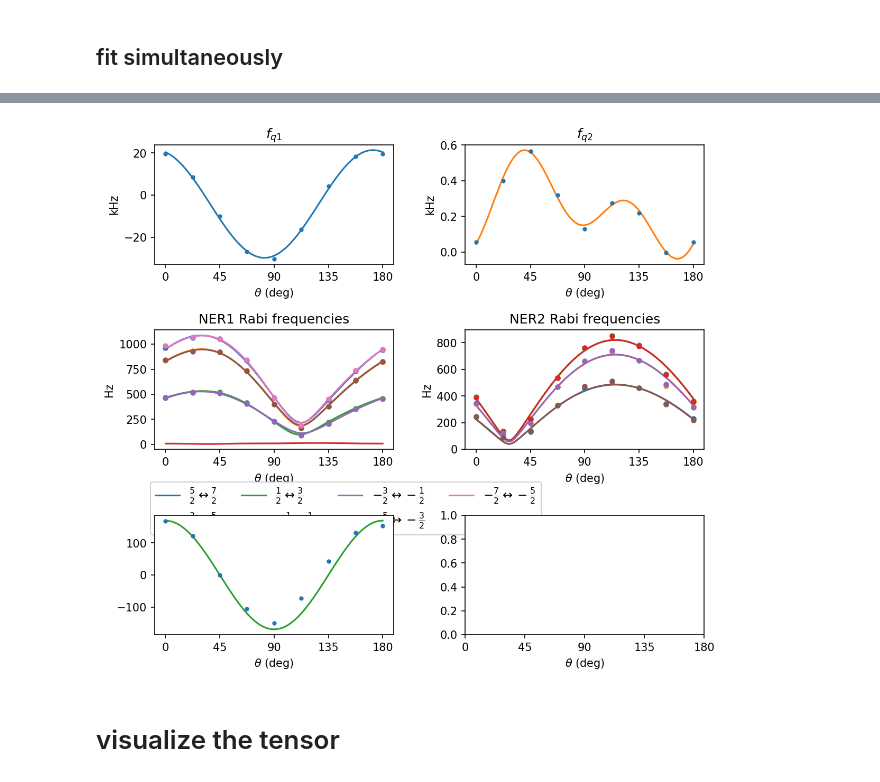
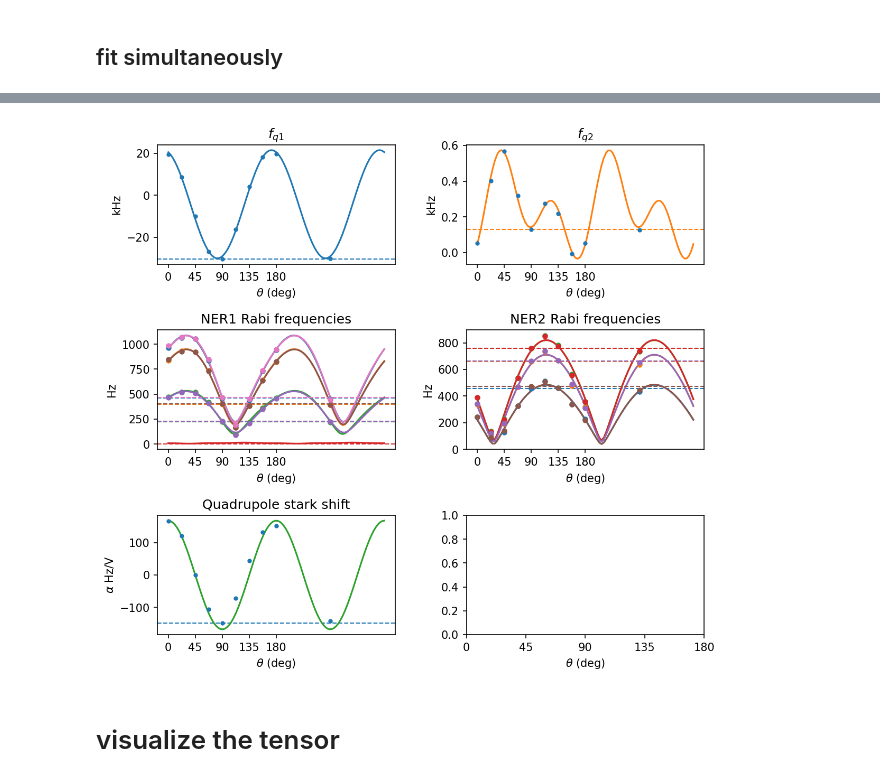
Before and after one commit to arjenvaartjes/Psyduck, a Jupyter notebook: examples/quadrupole modeling/extracting_quadrupole_tensor_few_angles.ipynb, the cells around one changed output, grey strips where cells are left out. Cells and saved outputs as stored; diff of their text form; code cells hidden in the pictures.

```diff
--- a/examples/quadrupole modeling/extracting_quadrupole_tensor_few_angles.ipynb
+++ b/examples/quadrupole modeling/extracting_quadrupole_tensor_few_angles.ipynb
@@ -64,9 +64,10 @@ nmr = np.array([
     [4999724, 4982724, 4965998, 4949547, 4933377, 4917481, 4901852],
     [5104750, 5108384, 5112255, 5116361, 5120679, 5125222, 5129953],
     [5097951, 5116198, 5134431, 5152658, 5170888, 5189117, 5207340],
-    [5175598, 5195010, 5214485, 5234018, 5253596, 5273241, 5292925]
+    [5175598, 5195010, 5214485, 5234018, 5253596, 5273241, 5292925],
+    [4979715, 4949215, 4918833, 4888579, 4858463, 4828463, 4798594]
 ])
-thetas = np.array([0, 22.5, 45, 67.5, 90, 112.5, 135, 157.5, 180])/180*np.pi
+thetas = np.array([0, 22.5, 45, 67.5, 90, 112.5, 135, 157.5, 180, 270])/180*np.pi
 fq_1_measured = np.mean(np.diff(nmr, axis=1), axis=1)
 fq_2_measured = np.mean(np.diff(np.diff(nmr, axis=1), axis=1), axis=1)
 fq_3_measured = np.mean(np.diff(np.diff(np.diff(nmr, axis=1), axis=1), axis=1), axis=1)
@@ -79,8 +80,8 @@ f_ner1_measured = 0.5*np.array([
     [1/2681059, 1/3073828, 1/5336330, 0, 1/5658708, 1/3075752, 1/2609055],
     [1/1133288, 1/1313658, 1/2285002, 0, 1/2434721, 1/1315950, 1/1105150],
     [ 1/682572,  1/778685, 1/1394757, 0, 1/1420564,  1/787685,  1/679665],
-    [ 1/530590,  1/607428, 1/1088738, 0,  1/1100366,  1/604772,  1/526999]
-
+    [ 1/530590,  1/607428, 1/1088738, 0,  1/1100366,  1/604772,  1/526999],
+    [1/1110162, 1/1274370, 1/2301357, 0, 1/2259099, 1/1279664, 1/1116843]
 ]) * 1e9
 # c = 1/0.5
 f_ner2_measured = 0.5/np.array([
@@ -92,9 +93,10 @@ f_ner2_measured = 0.5/np.array([
     [976274, 681467, 584440, 589394, 675320, 983801],
     [1084931, 748730, 639388, 647135, 747695, 1081884],
     [1471040, 1051061, 885124, 895757, 1025554, 1486298],
-    [2185740, 1563971, 1390545, 1398118, 1606166, 2275523]
+    [2185740, 1563971, 1390545, 1398118, 1606166, 2275523],
+    [1156223, 788733, 681452, 677784, 768879 , 1126634]
 ]) * 1e9
-lqse_measured = np.array([167.239, 120.834, -0.684, -105.872, -149.260, -72.705, 43.519, 132.189, 152.620])
+lqse_measured = np.array([167.239, 120.834, -0.684, -105.872, -149.260, -72.705, 43.519, 132.189, 152.620, -141.744])
 # %%
 nmr.shape
 # %% [output]
@@ -236,6 +239,6 @@ Correlations (unreported values are < 0.100)
 # %%
 p = result.params.valuesdict()
-thetas_fit = np.linspace(0, np.pi, 100)
+thetas_fit = np.linspace(0, np.pi*2, 100)
 fq1_arr = np.zeros(len(thetas_fit))
 fq2_arr = np.zeros(len(thetas_fit))
 fq3_arr = np.zeros(len(thetas_fit))
@@ -245,7 +248,7 @@ for t, theta in enumerate(thetas_fit):
     fq2_arr[t] = np.mean(np.diff(np.diff(np.diff(evals))))
     fq3_arr[t] = np.mean(np.diff(np.diff(np.diff(np.diff(evals)))))
 
-fig, ax = plt.subplots(1, 3, figsize=(8, 3.5), dpi=300)
+fig, ax = plt.subplots(1, 3, figsize=(10, 3.5), dpi=150)
 ax[0].plot(thetas / np.pi * 180, fq_1_measured * 1e-3, '.', markersize=8, label='measured')
 ax[0].plot(thetas_fit / np.pi * 180, fq1_arr * 1e-3, label='model fit')
 ax[1].plot(thetas / np.pi * 180, fq_2_measured * 1e-3, '.', markersize=8, label='measured')
@@ -390,7 +395,7 @@ _ner2_labels = [
 ]
 
 p_full = result_full.params.valuesdict()
-thetas_fit = np.linspace(0, np.pi, 100)
+thetas_fit = np.linspace(0, np.pi*2, 100)
 
 fq1_fit  = np.zeros(len(thetas_fit))
 fq2_fit  = np.zeros(len(thetas_fit))
@@ -560,7 +562,7 @@ _ner2_labels = [
 ]
 
 p_full = result_full.params.valuesdict()
-thetas_fit = np.linspace(0, np.pi, 100)
+thetas_fit = np.linspace(0, np.pi*2, 100)
 
 fq1_fit  = np.zeros(len(thetas_fit))
 fq2_fit  = np.zeros(len(thetas_fit))
@@ -583,47 +585,54 @@ fig, ax = plt.subplots(3, 2, figsize=(8, 8), dpi=150)
 axes = ax.flatten()
 
 axes[0].plot(theta_deg, fq_1_measured * 1e-3, '.', zorder=5)
+axes[0].axhline(fq_1_measured[4]*1e-3, ls='--', lw=1)
 axes[0].plot(theta_fit_deg, fq1_fit * 1e-3, color='C0')
 axes[0].set_title('$f_{q1}$')
 axes[0].set_ylabel('kHz')
 
 axes[1].plot(theta_deg, fq_2_measured * 1e-3, '.', zorder=5)
+axes[1].axhline(fq_2_measured[4]*1e-3, ls='--', lw=1, color='C1')
 axes[1].plot(theta_fit_deg, fq2_fit * 1e-3, color='C1')
 axes[1].set_title('$f_{q2}$')
 axes[1].set_ylabel('kHz')
 
 for i in range(7):
     mask_i = _ner1_mask[:, i]
     c = colors[i % len(colors)]
     axes[2].plot(theta_deg[mask_i], f_ner1_measured[mask_i, i], '.', markersize=8,
                  color=c, zorder=5)
     axes[2].plot(theta_fit_deg, ner1_fit[:, i], color=c, label=_ner1_labels[i])
+    axes[2].axhline(f_ner1_measured[4, i], color=c, ls='--', lw=1)
 axes[2].set_title('NER1 Rabi frequencies')
 axes[2].set_ylabel('Hz')
-axes[2].legend(fontsize=11, ncol=4, loc='upper center',
-               bbox_to_anchor=(0.8, -0.22), framealpha=0.9)
+# axes[2].legend(fontsize=11, ncol=4, loc='upper center',
+#                bbox_to_anchor=(0.8, -0.22), framealpha=0.9)
 
 for i in range(6):
     c = colors[i % len(colors)]
     axes[3].plot(theta_deg, f_ner2_measured[:, i], '.', markersize=8, color=c, zorder=5)
     axes[3].plot(theta_fit_deg, ner2_fit[:, i], color=c, label=_ner2_labels[i])
+    axes[3].axhline(f_ner2_measured[4, i], color=c, ls='--', lw=1)
 axes[3].set_title('NER2 Rabi frequencies')
 axes[3].set_ylabel('Hz')
+
 # axes[3].legend(fontsize=8, ncol=3, loc='upper center',
                # bbox_to_anchor=(0.5, -0.22), framealpha=0.9)
 
 axes[4].plot(theta_deg, lqse_measured, '.', zorder=5)
+axes[4].axhline(lqse_measured[4], ls='--', lw=1)
 axes[4].plot(theta_fit_deg, 1.1*lqse_fit, color='C2')
-
+axes[4].set_ylabel(r'$\alpha$ Hz/V')
+axes[4].set_title('Quadrupole stark shift')
 for a in axes:
     a.set_xlabel(r'$\theta$ (deg)')
     a.set_xticks([0, 45, 90, 135, 180])
 
 fig.tight_layout()
 fig.subplots_adjust(wspace=0.3, hspace=0.55, bottom=0.18)
 plt.savefig(r'quadrupole_data.png', dpi=300)
 # %% [output]
-[figure, old version]
+[figure, new version]
 # %% [markdown]
 # visualize the tensor
 # %%
```
Also changed, not shown: parts of 13 cells of this notebook.
